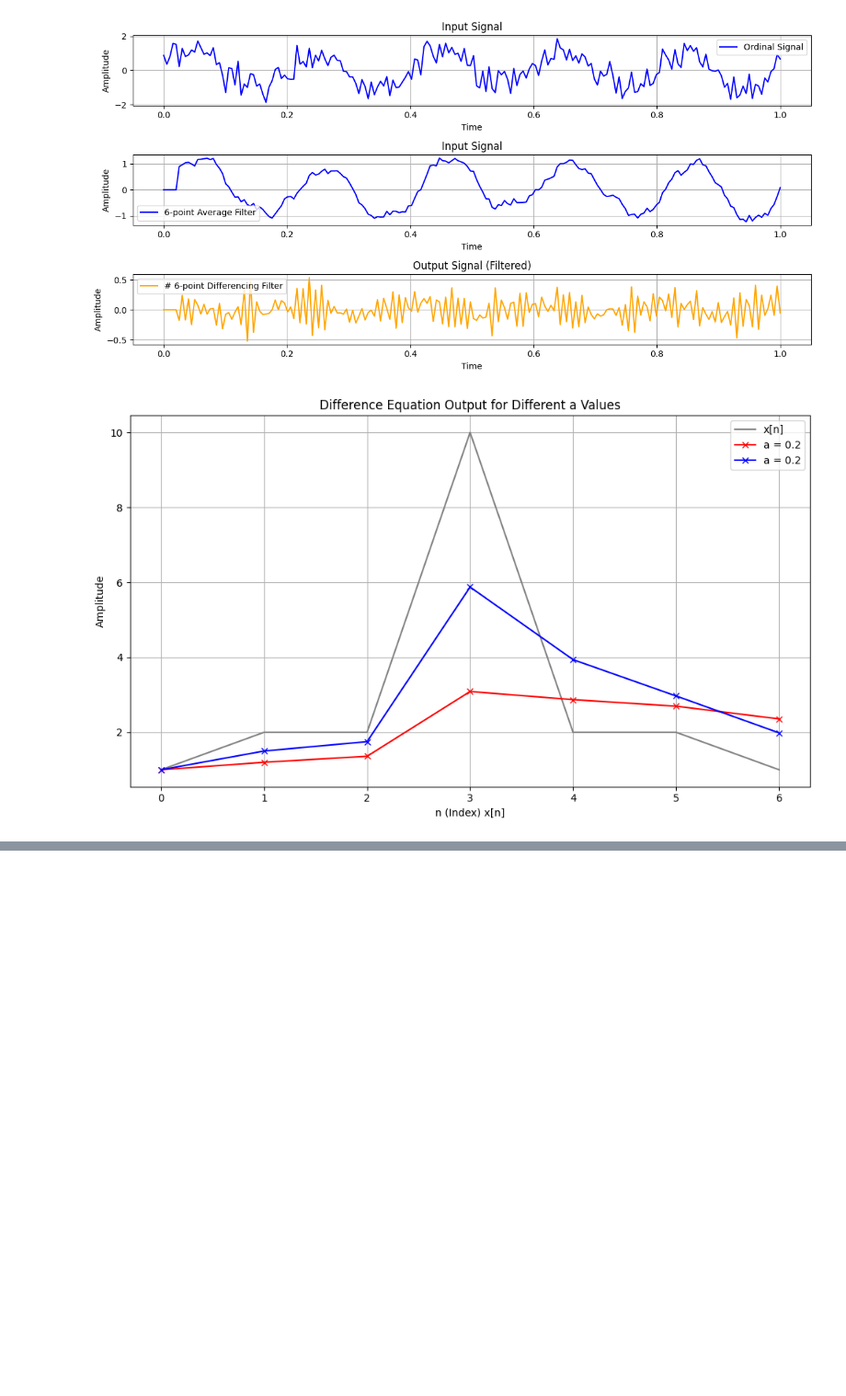
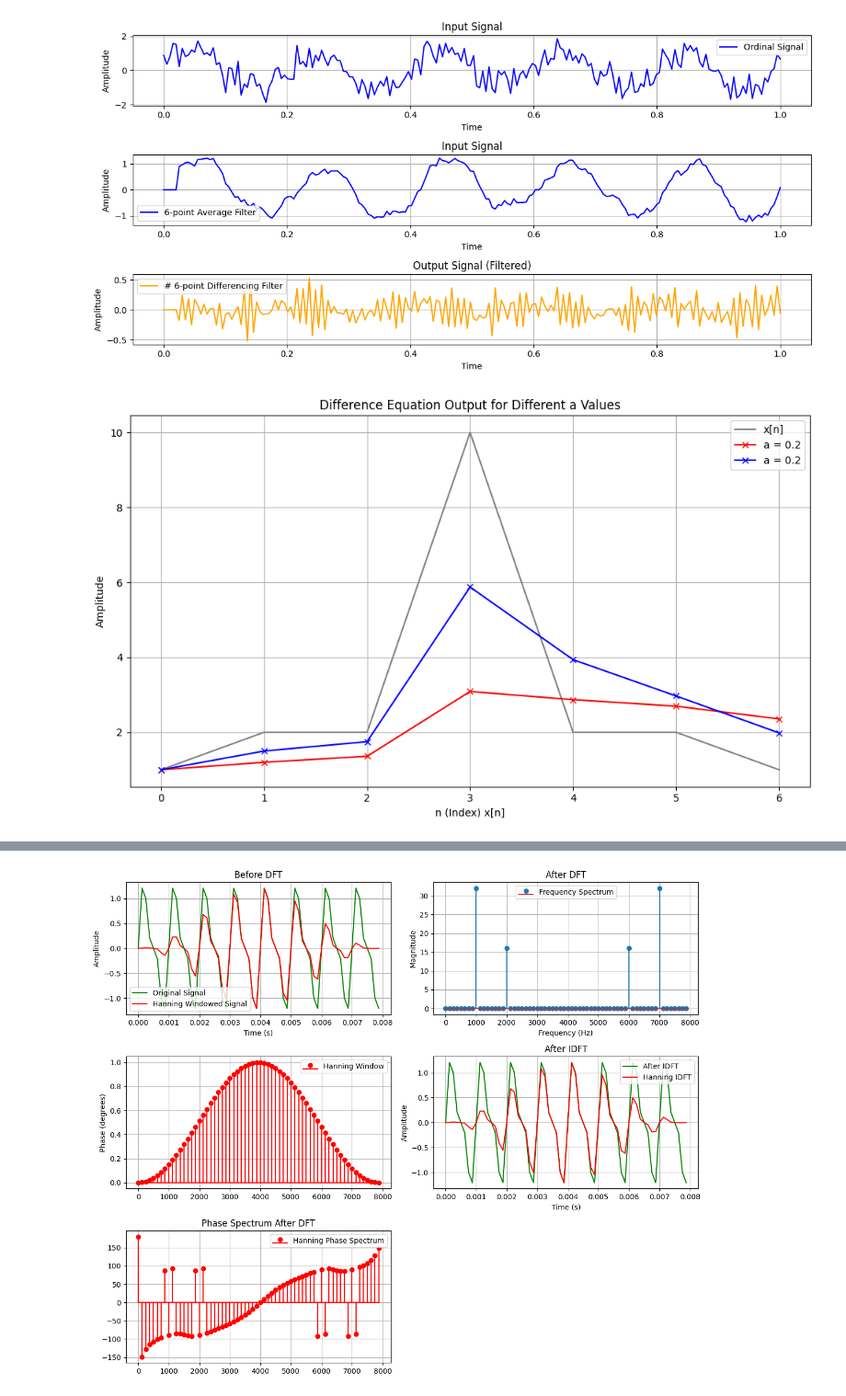
Before and after one commit to s-a-sakib/DSP-Lab-Solve, a Jupyter notebook: Practice/Practice.ipynb, the cells around one changed output, grey strips where cells are left out. Shown at 92% size. Cells and saved outputs as stored; diff of their text form; code cells hidden in the pictures; blank space fills up the shorter version.

```diff
--- a/Practice/Practice.ipynb
+++ b/Practice/Practice.ipynb
@@ -426,38 +423,83 @@ plt.show()
 # %%
 """DFT of xa(t)=sin(2π⋅1000t)+0.5sin(2π⋅2000t+4π). Also IDFT. DFT with window + window function realization."""
+
 import numpy as np
 import matplotlib.pyplot as plt
+
 N = 64
 n = np.arange(N)
 fs = 8000
 t = n/fs
+pi = np.pi
 def xa(t):
-    return np.sin(2000 * np.pi * t) + 0.5 * np.sin(4000 * np.pi * t + 4 * np.pi)
+    return np.sin(2 * pi * 1000 * t) + 0.5 * np.sin(2 * pi * 2000 * t + 4 * pi)
+
 def hanning(N):
-    return 0.5 * (1 - np.cos(2 * np.pi * np.arange(N) / N - 1))
+    return 0.5 * (1 - np.cos(2 * pi * np.arange(N) / (N - 1)))  # Fixed parentheses and array operations
+
 def dft(x):
-    N = len(x)
-    X = np.zeros(N, dtype=complex)
+    y = np.zeros(N, dtype=complex)
     for k in range(N):
         for n in range(N):
-            X[k] += x[n] * np.exp(-2j * np.pi * k * n / N)
-    return X
+            y[k] += x[n] * np.exp(-2j * pi * n * k / N)
+    return y
+
 def idft(X):
-    N = len(X)
-    x = np.zeros(N, dtype=complex)
-    for n in range(N):
-        for k in range(N):
-            x[n] += X[k] * np.exp(2j * np.pi * k * n / N)
-        x[n] /= N
-    return x
+    y = np.zeros(N, dtype=complex)
+    for k in range(N):
+        for n in range(N):
+            y[k] += X[n] * np.exp(2j * pi * n * k / N)
+        y[k] /= N
+    return y
 
 freq = np.arange(N) * fs / N
-x = xa(t)
-x_hanning = hanning(N)
-hanning_x = x * x_hanning
-x_dft = dft(x)
-x_hanning_dft = dft(hanning_x)
-x_idft = idft(x_dft)
-x_idft_hanning = idft(x_hanning_dft)
+x = xa(t) # Original signal
+x_hanning = hanning(N)  # Hanning window
+hanning_x = x * x_hanning  # Apply Hanning window
+x_dft = dft(x)  # DFT of original signal
+x_hanning_dft = dft(hanning_x)  # DFT of Hanning windowed signal
+
+
 plt.figure(figsize=(12, 10))
 plt.subplot(3, 2, 1)
+plt.plot(t, x, label="Original Signal", color="g")
+plt.plot(t, hanning_x, label="Hanning Windowed Signal", color="r")
+plt.title("Before DFT")
+plt.xlabel("Time (s)")
+plt.ylabel("Amplitude")
+plt.grid(True)
+plt.legend()
+
+plt.subplot(3, 2, 2)
+plt.stem(freq, abs(x_dft), label="Frequency Spectrum")
+plt.title("After DFT")
+plt.xlabel("Frequency (Hz)")
+plt.ylabel("Magnitude")
+plt.grid(True)
+plt.legend()
+
+plt.subplot(3, 2, 3)
+plt.stem(freq, x_hanning, label="Hanning Window", linefmt="r", basefmt="r", markerfmt="r")
+plt.ylabel("Phase (degrees)")
+plt.grid(True)
+plt.legend()
+
+plt.subplot(3, 2, 4)
+plt.plot(t, idft(x_dft), label="After IDFT", color="g")
+plt.plot(t, idft(x_hanning_dft), label="Hanning IDFT", color="r")
+plt.title("After IDFT")
+plt.xlabel("Time (s)")
+plt.ylabel("Amplitude")
+plt.grid(True)
+plt.legend()
+
+plt.subplot(3, 2, 5)
+plt.stem(freq, np.angle(x_hanning_dft, deg=True), label="Hanning Phase Spectrum", linefmt="r", basefmt="r", markerfmt="r")
+plt.title("Phase Spectrum After DFT")
+plt.grid(True)
+plt.legend()
+
+plt.tight_layout()
+plt.show()
+# %% [output]
+[figure, added]
```
Also changed, not shown: parts of 1 cell of this notebook.
